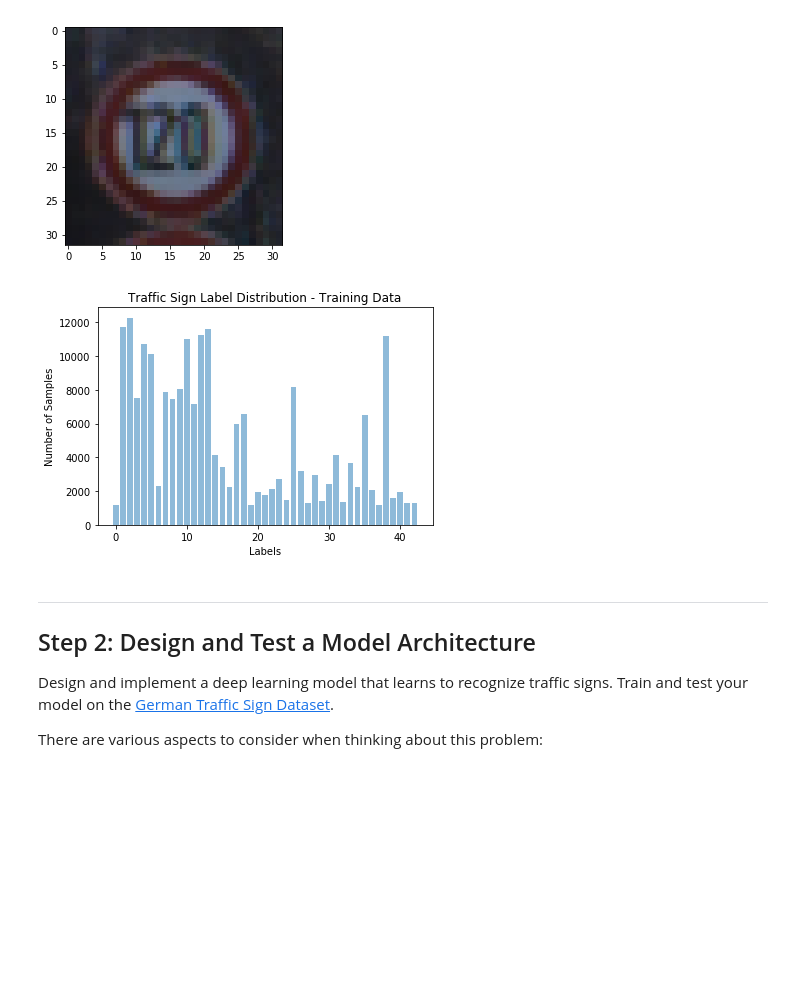
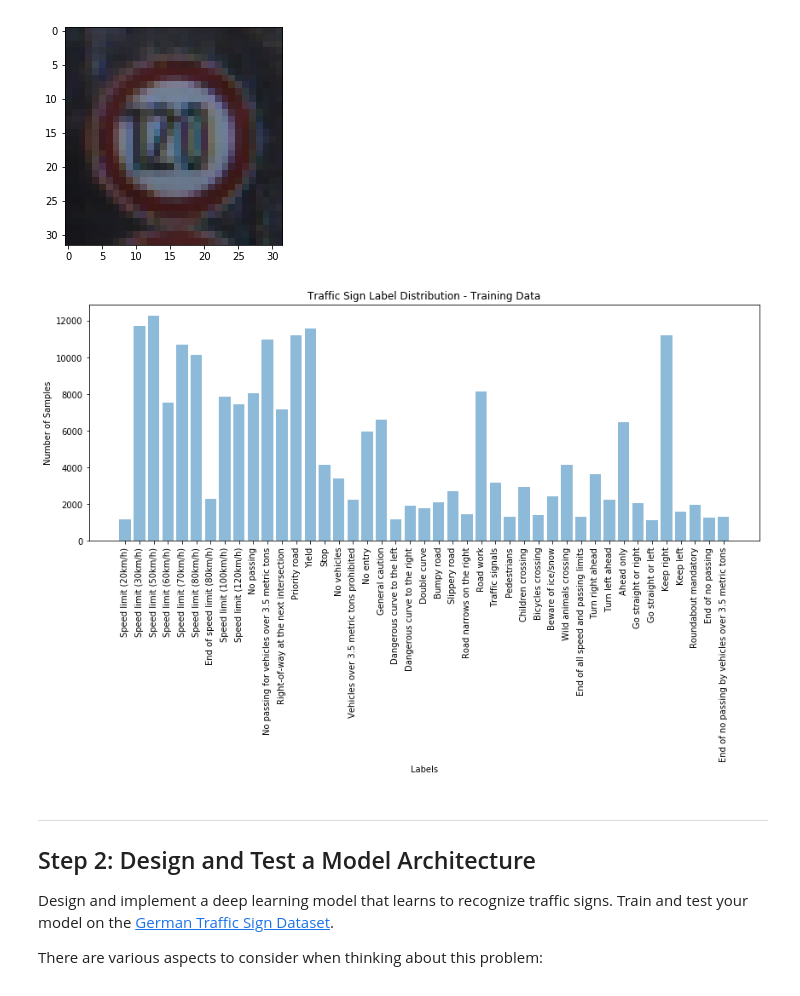
Before and after one commit to lixinso/CarND-Traffic-Sign-Classifier-Project, a Jupyter notebook: Traffic_Sign_Classifier.ipynb, the cells around one changed output. Cells and saved outputs as stored; diff of their text form; code cells hidden in the pictures; blank space fills up the shorter version.

Commit message:
plot labels

```diff
--- a/Traffic_Sign_Classifier.ipynb
+++ b/Traffic_Sign_Classifier.ipynb
@@ -213,22 +212,28 @@ plt.imshow(X_train_full[i])
 # %%
 signnames = pd.read_csv('signnames.csv')
 
 class_arr= []
 samples_arr=[]
 
 for class_n in range(n_classes):
     class_indices = np.where(y_train == class_n)
     n_samples = len(class_indices[0])
     class_arr.append(class_n)
     samples_arr.append(n_samples)
 
+
+fig = plt.figure(figsize = (12, 8))
+ax = plt.subplot(111)
 plt.bar( class_arr, samples_arr,align='center', alpha=0.5)
+ax.set_xticks(np.arange(n_classes))
+ax.set_xticklabels(signnames.SignName.values, rotation = 'vertical')
 plt.ylabel('Number of Samples')
 plt.xlabel('Labels')
+plt.tight_layout()
 plt.title('Traffic Sign Label Distribution - Training Data')
 plt.show()
 # %% [output]
-[figure, old version]
+[figure, new version]
 # %% [markdown]
 ----
 
```
Also changed, not shown: parts of 1 cell of this notebook.
